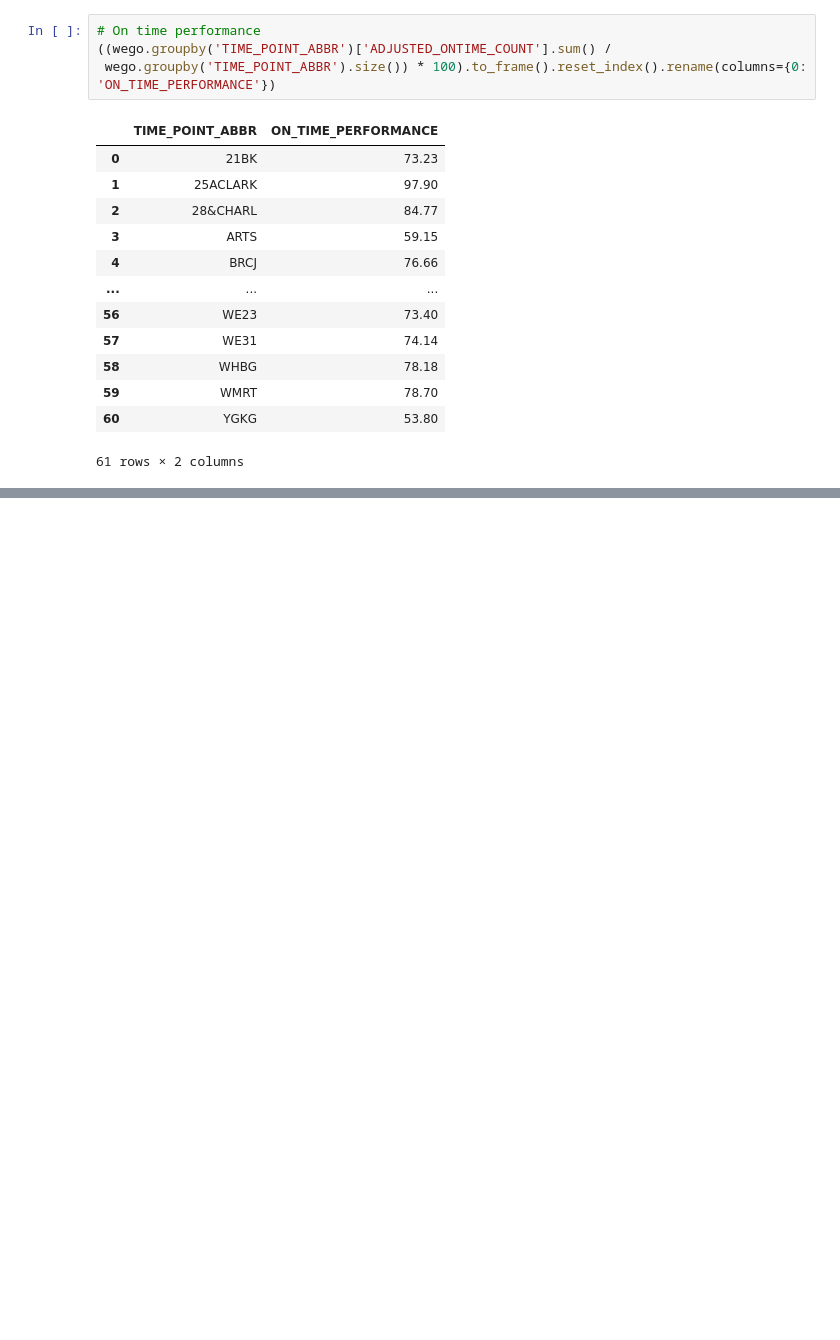
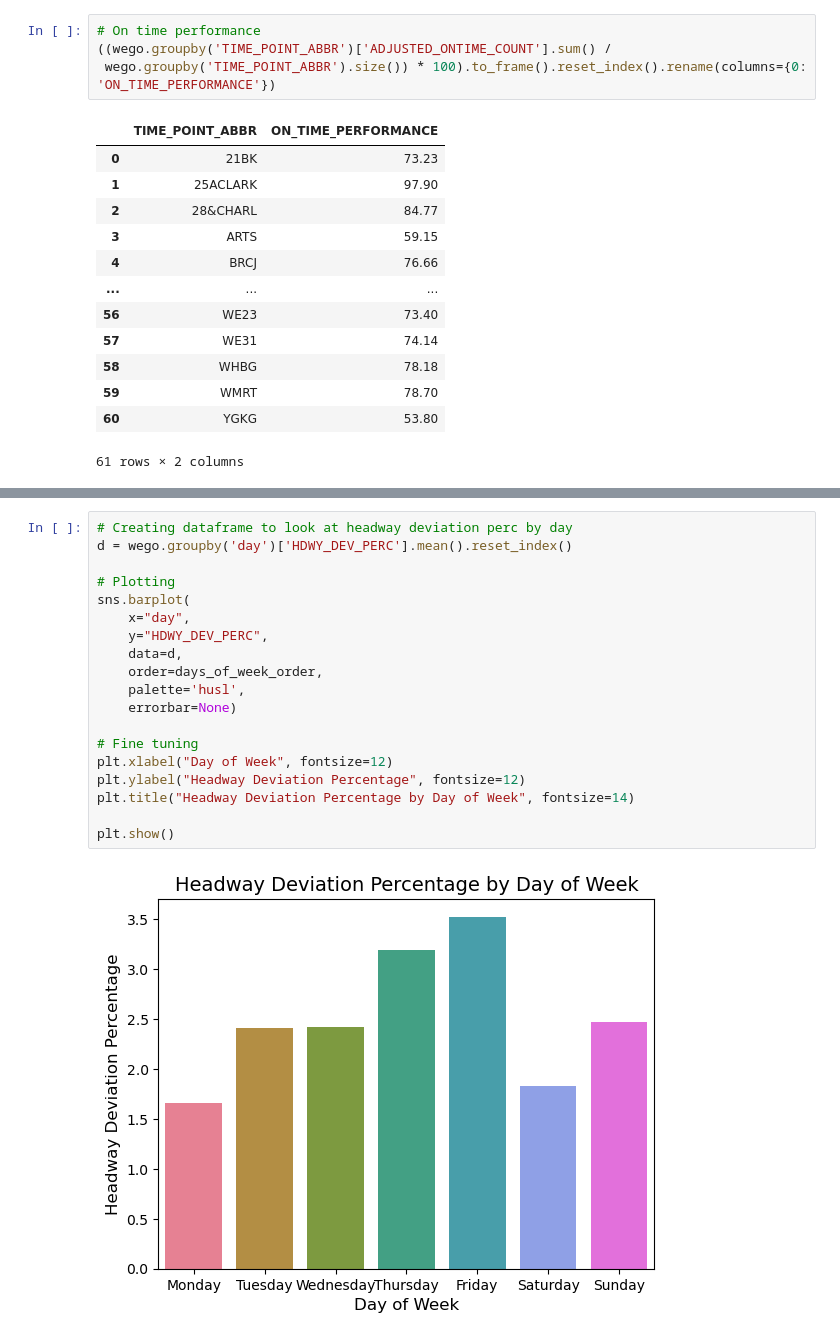
Before and after one commit to NSS-Data-Analytics-Cohort-11/wego-boomers, a Jupyter notebook: notebooks/WeGo.ipynb, the cells around one changed output, grey strips where cells are left out. Drawn from its saved outputs; the diff is of its cells as text; blank space fills up the shorter version.

```diff
--- a/notebooks/WeGo.ipynb
+++ b/notebooks/WeGo.ipynb
@@ -276,0 +333,21 @@ wego.groupby('TIME_POINT_ABBR')['HDWY_DEV_PERC'].agg(['min', 'mean', 'median', '
+# %%
+# Creating dataframe to look at headway deviation perc by day
+d = wego.groupby('day')['HDWY_DEV_PERC'].mean().reset_index()
+
+# Plotting
+sns.barplot(
+    x="day",
+    y="HDWY_DEV_PERC",
+    data=d,
+    order=days_of_week_order,
+    palette='husl',
+    errorbar=None)
+
+# Fine tuning
+plt.xlabel("Day of Week", fontsize=12)
+plt.ylabel("Headway Deviation Percentage", fontsize=12)
+plt.title("Headway Deviation Percentage by Day of Week", fontsize=14)
+
+plt.show()
+# %% [output]
+[figure, added]
```
Also changed, not shown: parts of 12 cells of this notebook.
